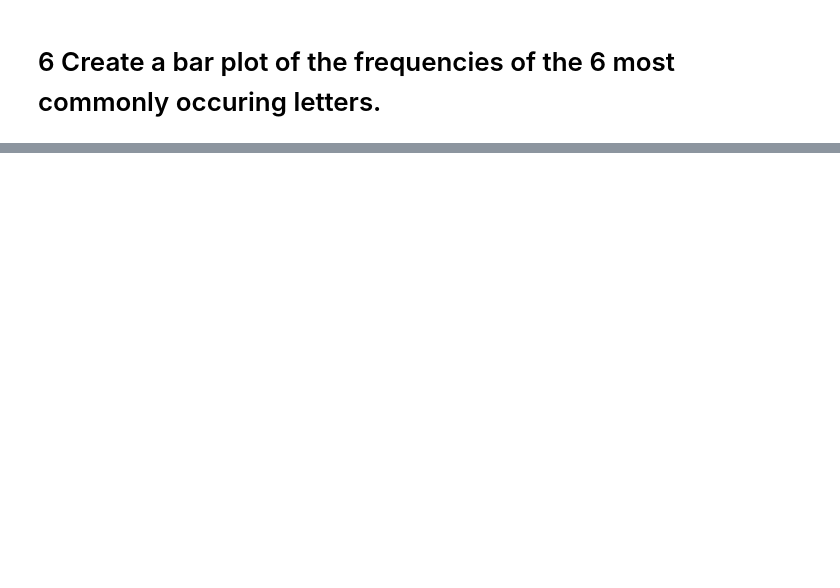
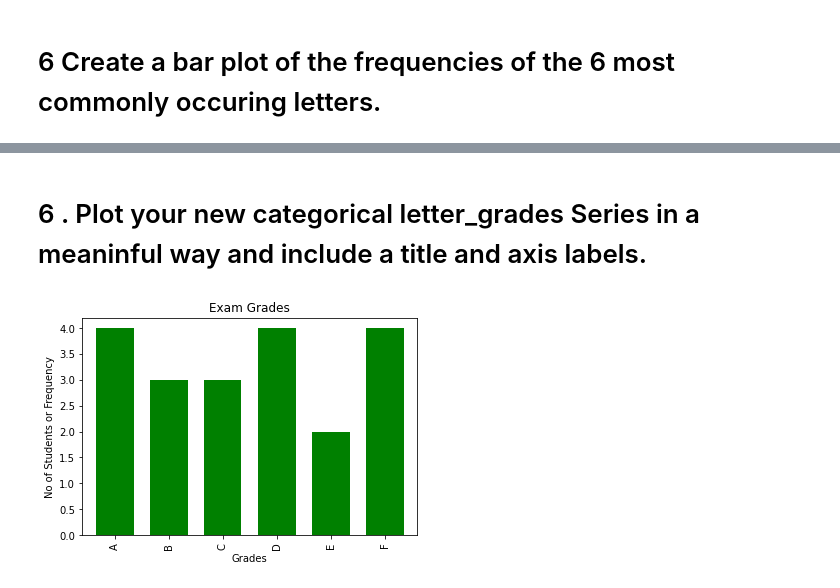
Before and after one commit to rajaramgautam/numpy-pandas-visualization-exercises, a Jupyter notebook: numpy-pandas-visualization-exercises/pandas_series.ipynb, the cells around one changed output, grey strips where cells are left out. Cells and saved outputs as stored; diff of their text form; code cells hidden in the pictures; blank space fills up the shorter version.

```diff
--- a/numpy-pandas-visualization-exercises/pandas_series.ipynb
+++ b/numpy-pandas-visualization-exercises/pandas_series.ipynb
@@ -415,0 +682,3 @@ pd.cut(x, bins, labels=[])
+# %%
+letter_grades = pd.cut(exam_scores, bins = 6, labels= ['A', 'B', 'C', 'D', 'E', 'F'])
+letter_grades
@@ -415,0 +703,11 @@ pd.cut(x, bins, labels=[])
+# %% [markdown]
+# 6 . Plot your new categorical letter_grades Series in a meaninful way and include a title and axis labels.
+# %%
+
+letter_grades.value_counts().sort_index().plot.bar(color='Green', width=0.7)
+plt.title('Exam Grades')
+plt.xlabel('Grades')
+plt.ylabel('No of Students or Frequency')
+plt.show()
+# %% [output]
+[figure, added]
```
Also changed, not shown: parts of 51 cells of this notebook, 1 other file.
